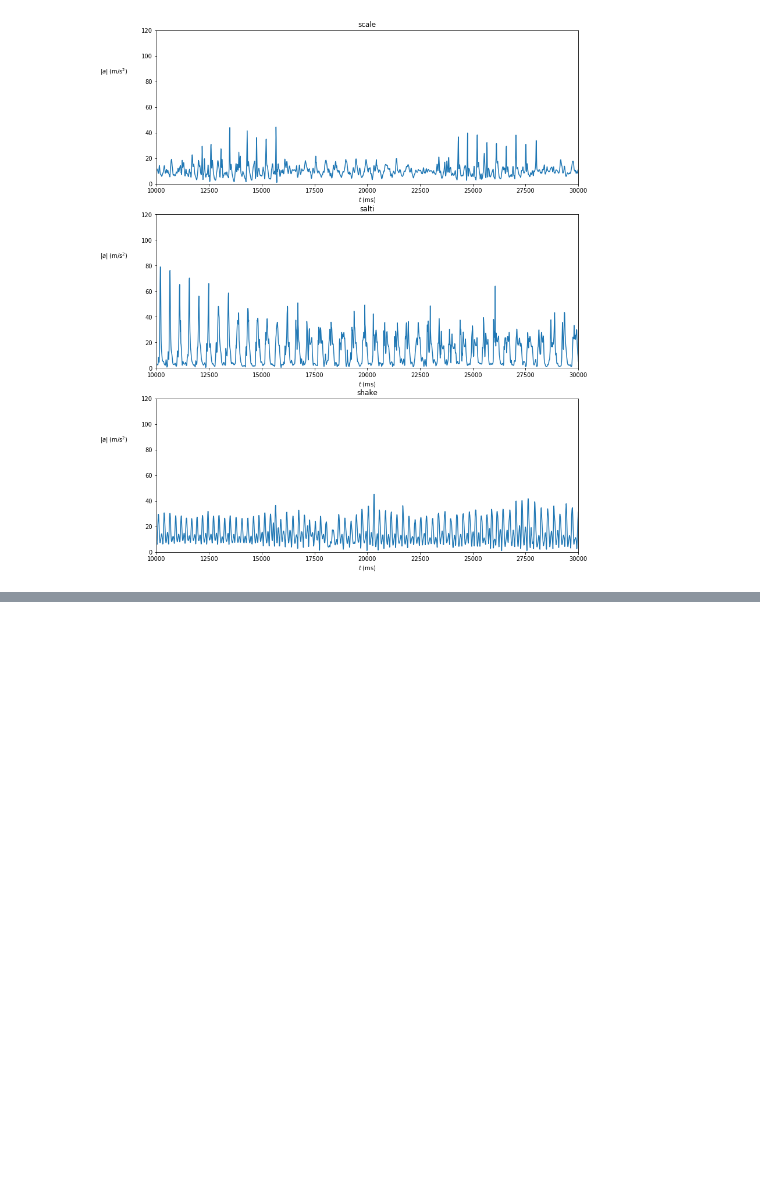
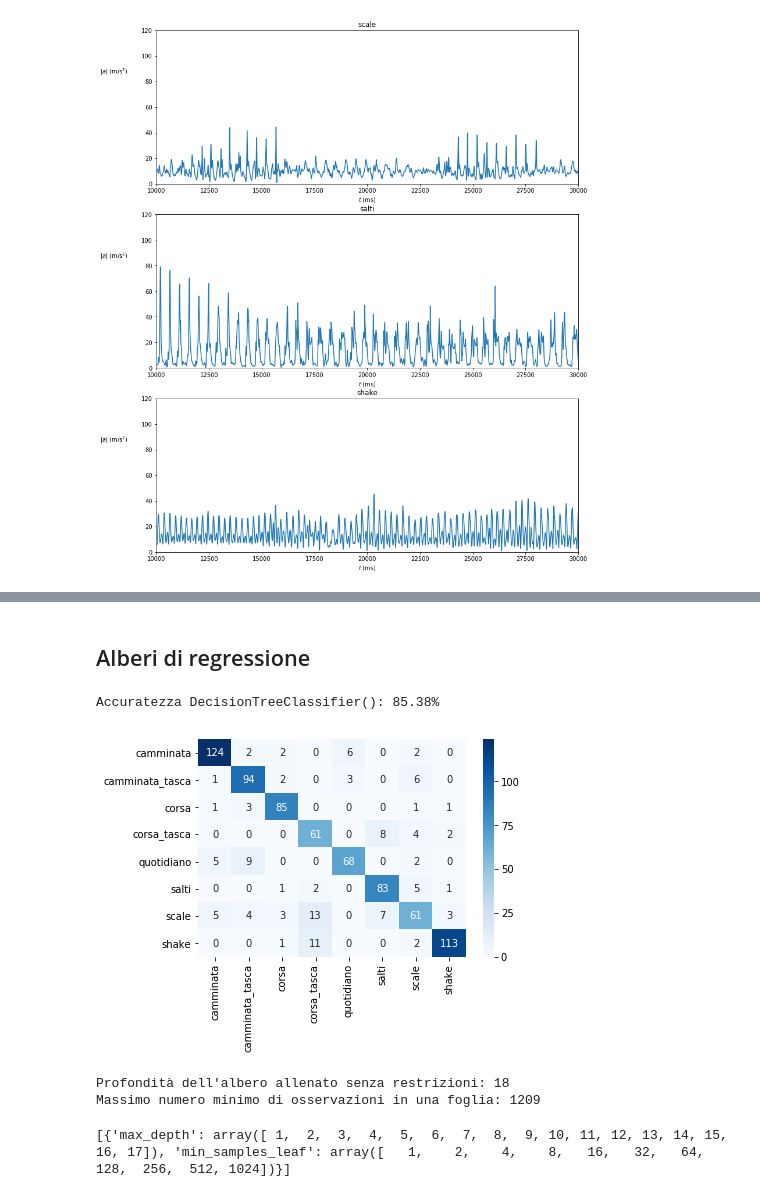
Before and after one commit to DedZago/msbd, a Jupyter notebook: Completo.ipynb, the cells around one changed output, grey strips where cells are left out. Drawn from its saved outputs; the diff is of its cells as text; code cells hidden in the pictures; blank space fills up the shorter version.

Commit message:
work in progress notebook completo

```diff
--- a/Completo.ipynb
+++ b/Completo.ipynb
@@ -182,0 +194,31 @@ Accuratezza QDA: 83.9%
+# %% [markdown]
+## Alberi di regressione
+# %%
+# Albero stimato sul training, senza vincoli (albero completo)
+dtc = DecisionTreeClassifier(random_state=42)
+dtc.fit(X_train, y_train)
+y_pred = dtc.predict(X_val)
+acc_dtcFull = accuracy_score(y_val, y_pred)
+
+print("Accuratezza DecisionTreeClassifier(): {:.2f}%".format(100 * acc_dtcFull))
+MatriceConfusione(y_val, y_pred)
+plt.show()
+# %% [output]
+Accuratezza DecisionTreeClassifier(): 85.38%
+[figure, added]
+# %%
+maxDepth = dtc.tree_.max_depth
+minObs = len(X_train) // 2
+print("Profondità dell'albero allenato senza restrizioni: {}".format(maxDepth))
+print("Massimo numero minimo di osservazioni in una foglia: {}".format(minObs))
+# %% [output]
+Profondità dell'albero allenato senza restrizioni: 18
+Massimo numero minimo di osservazioni in una foglia: 1209
+# %%
+param_grid = ParameterGrid({
+    'max_depth': np.arange(1, dtc.tree_.max_depth),
+    'min_samples_leaf': 2 ** np.arange(int(np.log2(minObs) + 1)),
+})
+print(param_grid.param_grid)
+# %% [output]
+[{'max_depth': array([ 1,  2,  3,  4,  5,  6,  7,  8,  9, 10, 11, 12, 13, 14, 15, 16, 17]), 'min_samples_leaf': array([   1,    2,    4,    8,   16,   32,   64,  128,  256,  512, 1024])}]
```
Also changed, not shown: parts of 24 cells of this notebook, 18 other files.
